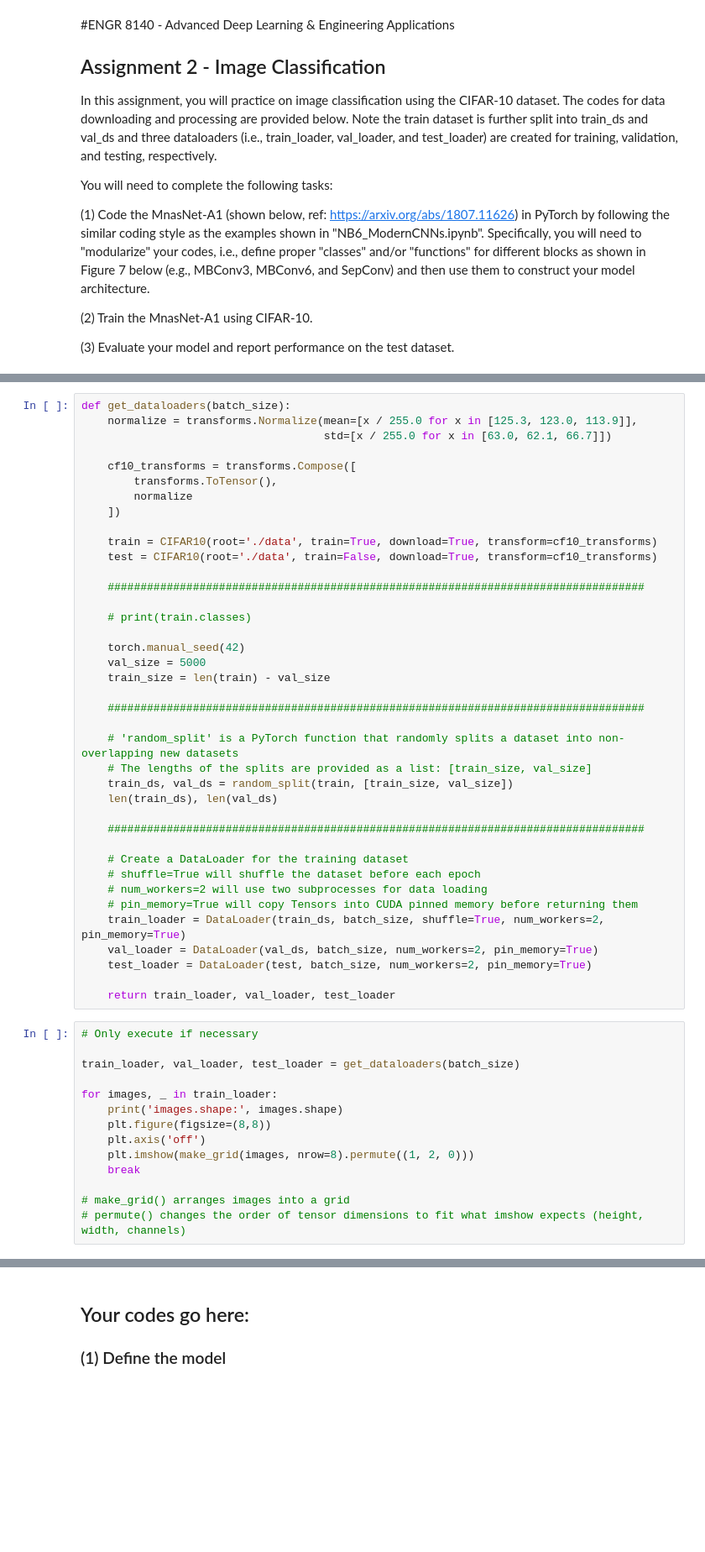
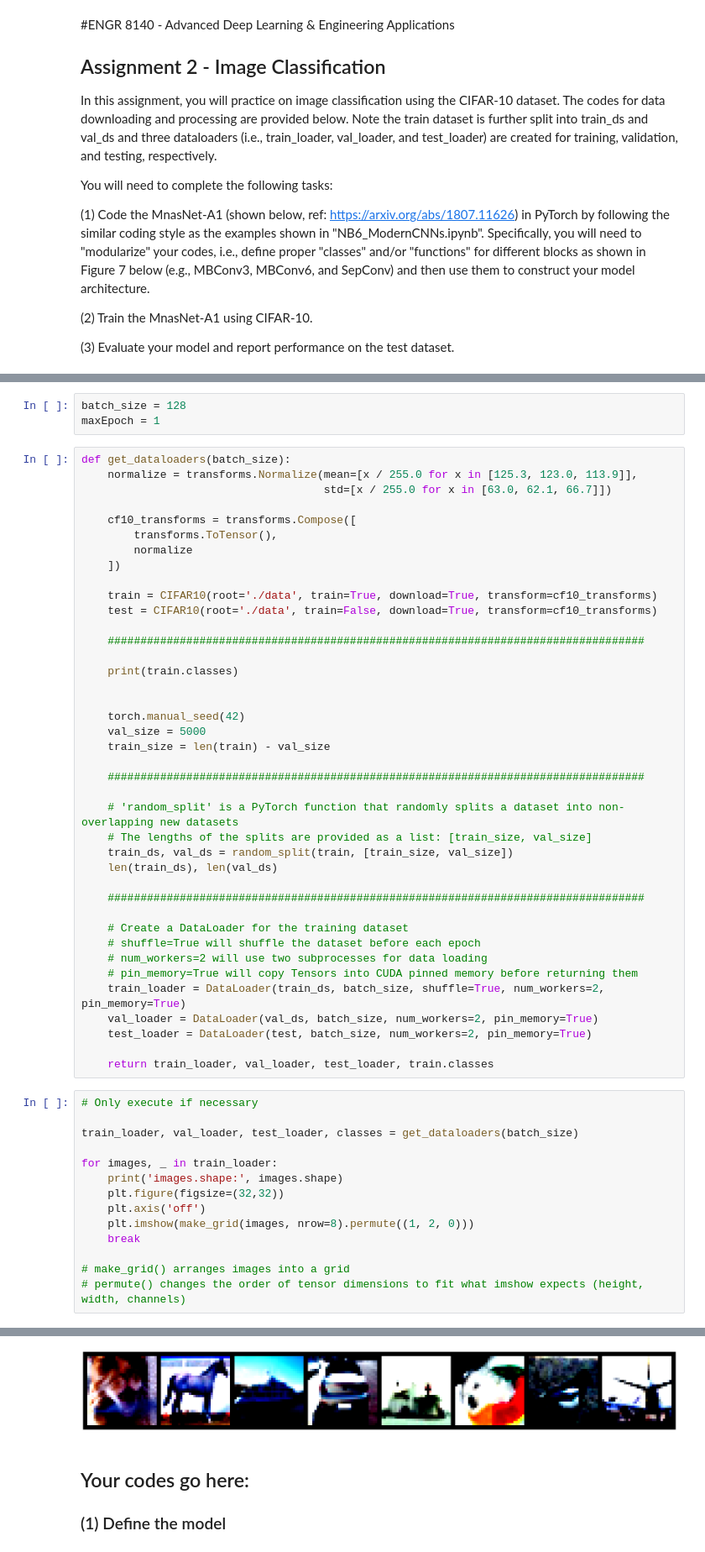
Before and after one commit to CodingMechineer/ENGR8140_AdvDeepLearning, a Jupyter notebook: Assignment 2/Assignment_2.ipynb, the cells around one changed output, grey strips where cells are left out. Shown: that part at 84% size. Cells and saved outputs as stored; diff of their text form; blank space fills up the shorter version.

```diff
--- a/Assignment 2/Assignment_2.ipynb
+++ b/Assignment 2/Assignment_2.ipynb
@@ -64,3 +47,6 @@ epochs = 30
+# %%
+batch_size = 128
+maxEpoch = 1
 # %%
 def get_dataloaders(batch_size):
     normalize = transforms.Normalize(mean=[x / 255.0 for x in [125.3, 123.0, 113.9]],
@@ -76,7 +62,8 @@ def get_dataloaders(batch_size):
 
     ##################################################################################
 
-    # print(train.classes)
+    print(train.classes)
+
 
     torch.manual_seed(42)
     val_size = 5000
@@ -99,18 +86,19 @@ def get_dataloaders(batch_size):
     val_loader = DataLoader(val_ds, batch_size, num_workers=2, pin_memory=True)
     test_loader = DataLoader(test, batch_size, num_workers=2, pin_memory=True)
 
-    return train_loader, val_loader, test_loader
+    return train_loader, val_loader, test_loader, train.classes
 # %%
 # Only execute if necessary
 
-train_loader, val_loader, test_loader = get_dataloaders(batch_size)
+train_loader, val_loader, test_loader, classes = get_dataloaders(batch_size)
 
 for images, _ in train_loader:
     print('images.shape:', images.shape)
-    plt.figure(figsize=(8,8))
+    plt.figure(figsize=(32,32))
     plt.axis('off')
     plt.imshow(make_grid(images, nrow=8).permute((1, 2, 0)))
     break
 
 # make_grid() arranges images into a grid
 # permute() changes the order of tensor dimensions to fit what imshow expects (height, width, channels)
+# %% [output]
@@ -117,3 +110,4 @@ for images, _ in train_loader:
+[figure, added]
 # %% [markdown]
 ## Your codes go here:
 ### (1) Define the model
```
Also changed, not shown: parts of 11 cells of this notebook.
